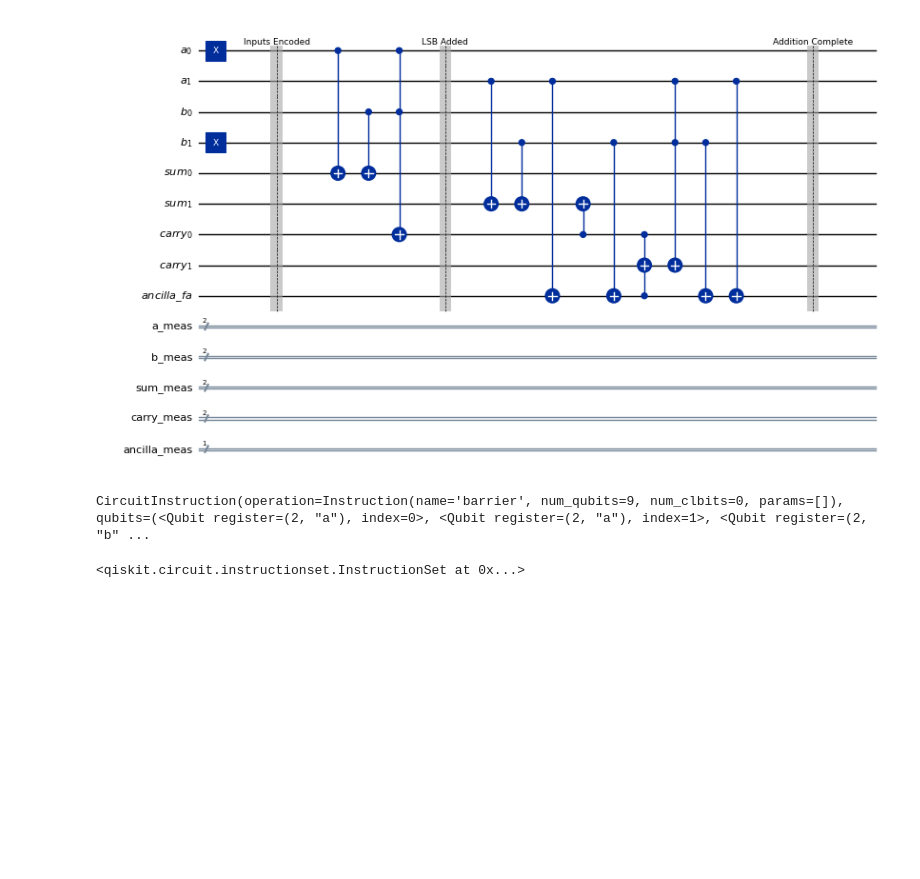
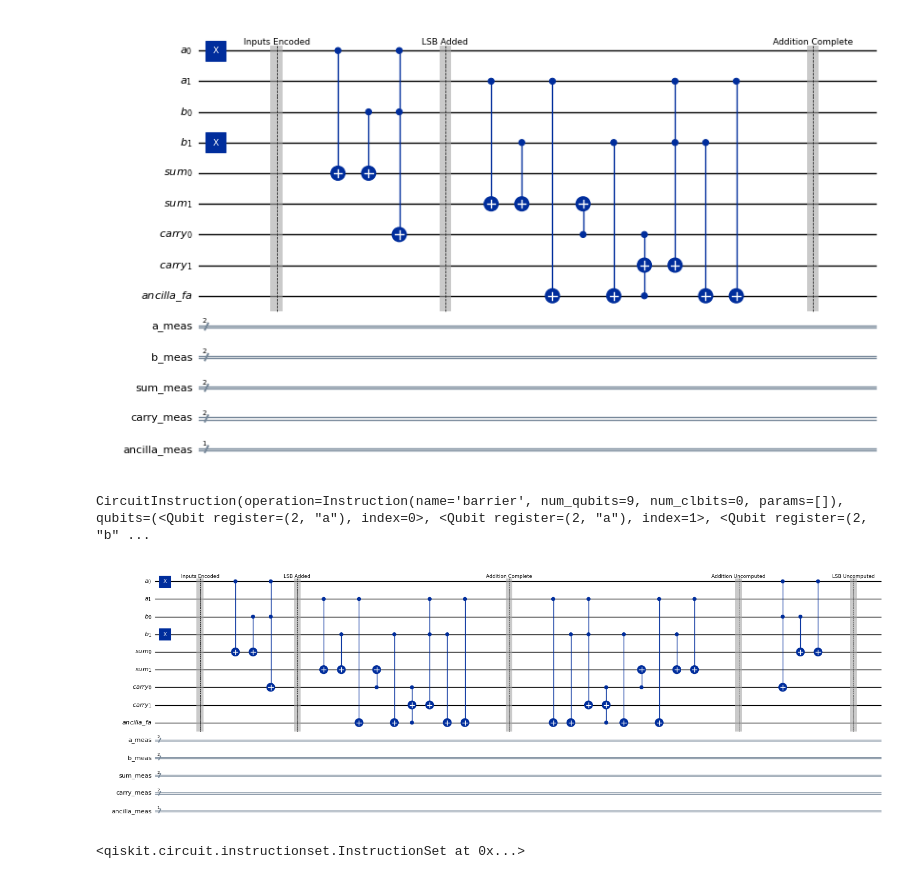
Before and after one commit to ram-polisetti/Q3_Hackathon, a Jupyter notebook: reversible_binary_adder.ipynb, the cells around one changed output. Drawn from its saved outputs; the diff is of its cells as text; code cells hidden in the pictures; blank space fills up the shorter version.

Commit message:
proved the reversibility of binary adder

```diff
--- a/reversible_binary_adder.ipynb
+++ b/reversible_binary_adder.ipynb
@@ -698,14 +695,39 @@ qc_reversibility_2bit.draw(output='mpl', scale=0.5, fold=-1)
 # %% [output]
 [figure]
 # %%
-# 1. Re-compute ancilla_fa_2bit[0] (to undo its uncomputation)
+# Addition Complete (reverse the MSB)
+# UNCOMPUTE the ancilla_fa_2bit[0] qubit! It's no longer needed.
 qc_reversibility_2bit.cx(a_reg_2bit[1], ancilla_fa_2bit[0])
 qc_reversibility_2bit.cx(b_reg_2bit[1], ancilla_fa_2bit[0])
-qc_reversibility_2bit.barrier(label='Ancilla Re-computed')
+# UNCOMPUTE (A[1] AND B[1]) into carry_reg_2bit[1]
+qc_reversibility_2bit.ccx(a_reg_2bit[1], b_reg_2bit[1], carry_reg_2bit[1])
+# UNCOMPUTE (Carry[0] AND (A[1] ⊕ B[1])) into carry_reg_2bit[1]
+qc_reversibility_2bit.ccx(carry_reg_2bit[0], ancilla_fa_2bit[0], carry_reg_2bit[1])
+# UNCOMPUTE A[1] ⊕ B[1] into ancilla_fa_2bit[0]
+qc_reversibility_2bit.cx(b_reg_2bit[1], ancilla_fa_2bit[0])
+qc_reversibility_2bit.cx(a_reg_2bit[1], ancilla_fa_2bit[0])
+# UNCOMPUTE the MSB sum
+qc_reversibility_2bit.cx(carry_reg_2bit[0], sum_reg_2bit[1]) # UN-XOR with Carry_in (Carry[0])
+qc_reversibility_2bit.cx(b_reg_2bit[1], sum_reg_2bit[1])
+qc_reversibility_2bit.cx(a_reg_2bit[1], sum_reg_2bit[1])
+qc_reversibility_2bit.barrier(label='Addition Uncomputed')
+# LSB (Bit 0) (reverse the LSB)
+qc_reversibility_2bit.ccx(a_reg_2bit[0], b_reg_2bit[0], carry_reg_2bit[0])
+qc_reversibility_2bit.cx(b_reg_2bit[0], sum_reg_2bit[0])
+qc_reversibility_2bit.cx(a_reg_2bit[0], sum_reg_2bit[0])
+qc_reversibility_2bit.barrier(label='LSB Uncomputed')
 # %% [output]
 CircuitInstruction(operation=Instruction(name='barrier', num_qubits=9, num_clbits=0, params=[]), qubits=(<Qubit register=(2, "a"), index=0>, <Qubit register=(2, "a"), index=1>, <Qubit register=(2, "b" ...
-# %%
-# 2. Reverse (A[1] AND B[1]) into carry_reg_2bit[1]
-qc_reversibility_2bit.ccx(a_reg_2bit[1], b_reg_2bit[1], carry_reg_2bit[1])
-# %% [output]
-<qiskit.circuit.instructionset.InstructionSet at 0x...>
+# %%
+qc_reversibility_2bit.draw(output='mpl', scale=0.5, fold=-1)
+# %% [output]
+[figure, added]
+# %%
+# --- Step 4: Measure All Qubits to Verify Recovery ---
+qc_reversibility_2bit.measure(a_reg_2bit, a_classical_2bit)
+qc_reversibility_2bit.measure(b_reg_2bit, b_classical_2bit)
+qc_reversibility_2bit.measure(sum_reg_2bit, sum_classical_2bit) # Expected all 0s
+qc_reversibility_2bit.measure(carry_reg_2bit, carry_classical_2bit) # Expected all 0s
+qc_reversibility_2bit.measure(ancilla_fa_2bit, ancilla_fa_classical_2bit) # Expected 0
+# %% [output]
+<qiskit.circuit.instructionset.InstructionSet at 0x...>
```
Also changed, not shown: parts of 13 cells of this notebook, 1 other file.
